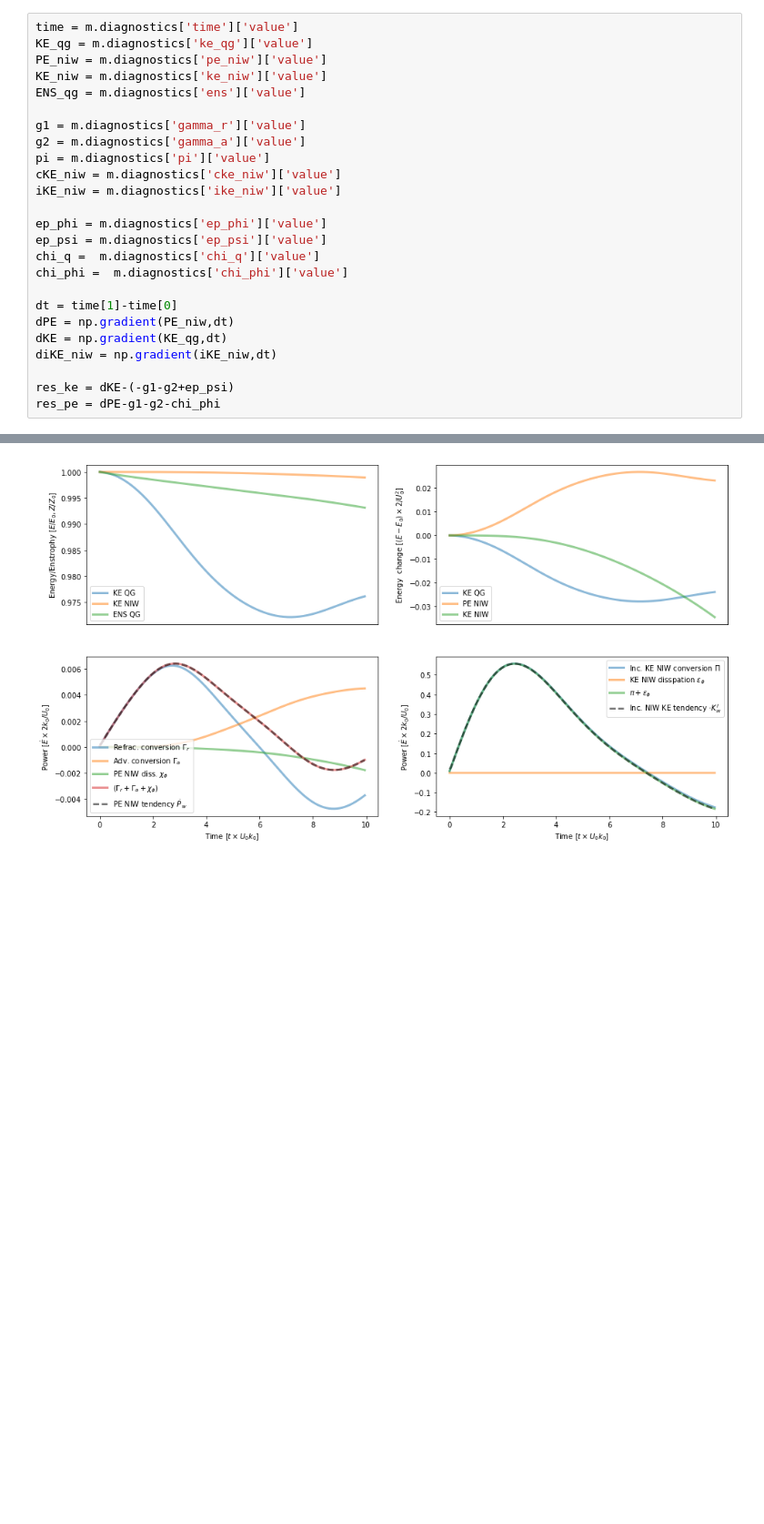
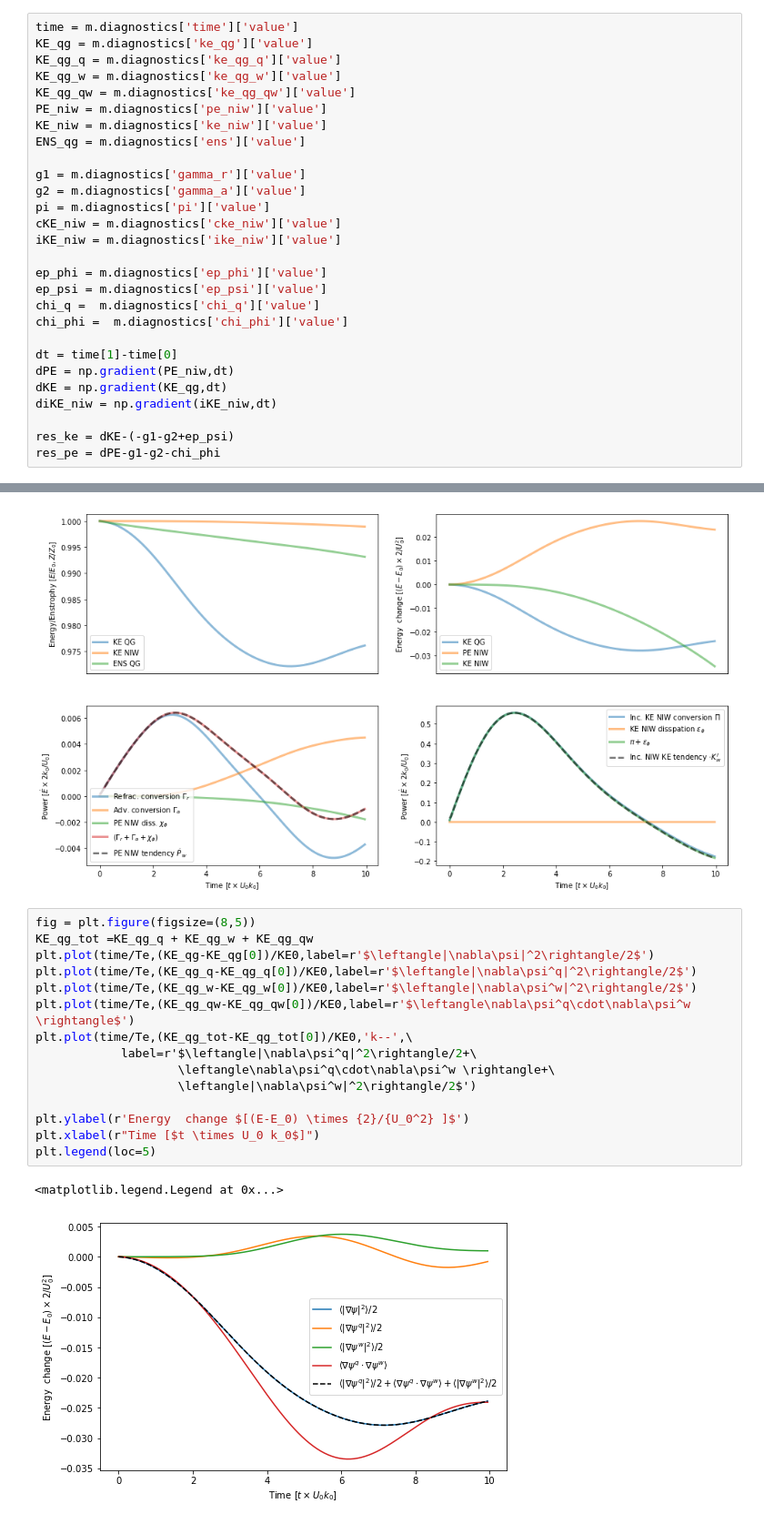
Before and after one commit to cesar-rocha/niwqg, a Jupyter notebook: examples/LambDipole_CoupledModel.ipynb, the cells around one changed output, grey strips where cells are left out. Shown at 91% size. Drawn from its saved outputs; the diff is of its cells as text; blank space fills up the shorter version.

Commit message:
Adds diagnostics specific model class

```diff
--- a/examples/LambDipole_CoupledModel.ipynb
+++ b/examples/LambDipole_CoupledModel.ipynb
@@ -98,6 +98,9 @@ plt.ylabel(r'$y/R$')
 # %%
 time = m.diagnostics['time']['value']
 KE_qg = m.diagnostics['ke_qg']['value']
+KE_qg_q = m.diagnostics['ke_qg_q']['value']
+KE_qg_w = m.diagnostics['ke_qg_w']['value']
+KE_qg_qw = m.diagnostics['ke_qg_qw']['value']
 PE_niw = m.diagnostics['pe_niw']['value']
 KE_niw = m.diagnostics['ke_niw']['value']
 ENS_qg = m.diagnostics['ens']['value']
@@ -164,3 +167,21 @@ plt.legend(loc=1)
 # %% [output]
 <matplotlib.legend.Legend at 0x...>
 [figure]
+# %%
+fig = plt.figure(figsize=(8,5))
+KE_qg_tot =KE_qg_q + KE_qg_w + KE_qg_qw
+plt.plot(time/Te,(KE_qg-KE_qg[0])/KE0,label=r'$\leftangle|\nabla\psi|^2\rightangle/2$')
+plt.plot(time/Te,(KE_qg_q-KE_qg_q[0])/KE0,label=r'$\leftangle|\nabla\psi^q|^2\rightangle/2$')
+plt.plot(time/Te,(KE_qg_w-KE_qg_w[0])/KE0,label=r'$\leftangle|\nabla\psi^w|^2\rightangle/2$')
+plt.plot(time/Te,(KE_qg_qw-KE_qg_qw[0])/KE0,label=r'$\leftangle\nabla\psi^q\cdot\nabla\psi^w \rightangle$')
+plt.plot(time/Te,(KE_qg_tot-KE_qg_tot[0])/KE0,'k--',\
+            label=r'$\leftangle|\nabla\psi^q|^2\rightangle/2+\
+                    \leftangle\nabla\psi^q\cdot\nabla\psi^w \rightangle+\
+                    \leftangle|\nabla\psi^w|^2\rightangle/2$')
+
+plt.ylabel(r'Energy  change $[(E-E_0) \times {2}/{U_0^2} ]$')
+plt.xlabel(r"Time [$t \times U_0 k_0$]")
+plt.legend(loc=5)
+# %% [output]
+<matplotlib.legend.Legend at 0x...>
+[figure, added]
```
Also changed, not shown: 5 other files.
